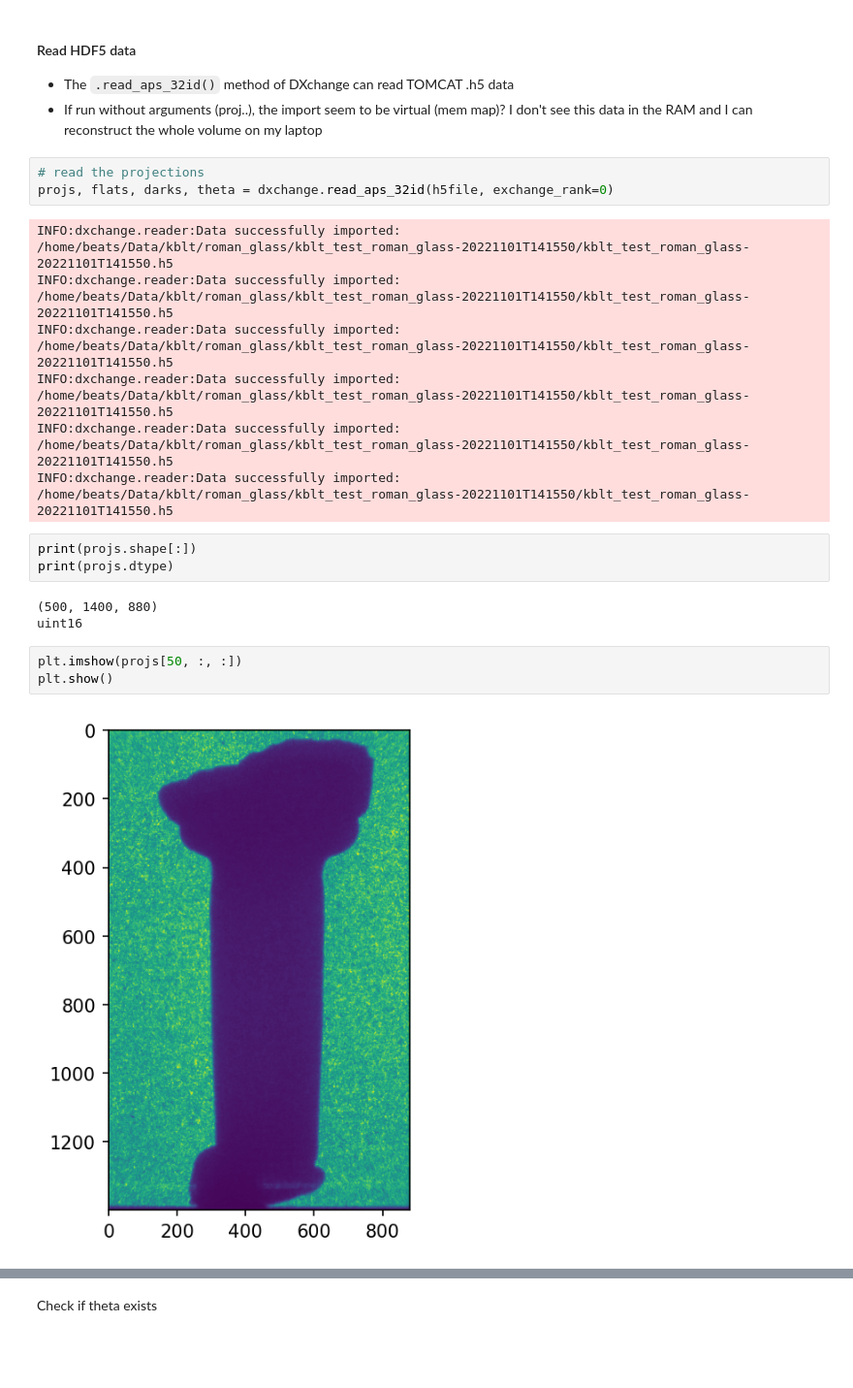
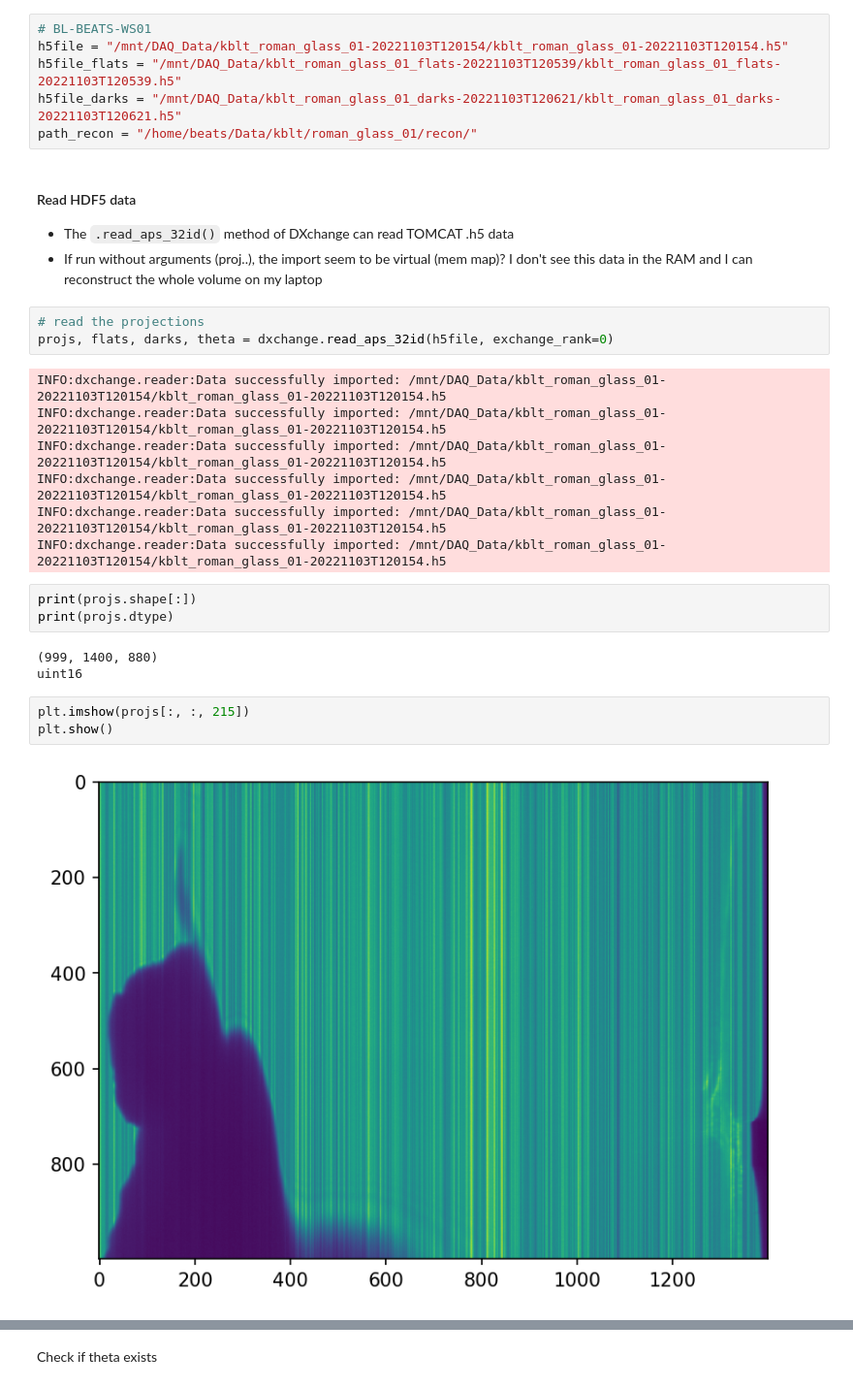
Before and after one commit to SESAME-Synchrotron/BEATS_recon, a Jupyter notebook: examples/BEATS_KBLT_tomopy_recon_test_02.ipynb, the cells around one changed output, grey strips where cells are left out. Shown at 97% size. Cells and saved outputs as stored; diff of their text form; blank space fills up the shorter version.

```diff
--- a/examples/BEATS_KBLT_tomopy_recon_test_02.ipynb
+++ b/examples/BEATS_KBLT_tomopy_recon_test_02.ipynb
@@ -47,3 +41,9 @@ path_recon = "/home/beats/Data/kblt/roman_glass/recon/"
+# %%
+# BL-BEATS-WS01
+h5file = "/mnt/DAQ_Data/kblt_roman_glass_01-20221103T120154/kblt_roman_glass_01-20221103T120154.h5"
+h5file_flats = "/mnt/DAQ_Data/kblt_roman_glass_01_flats-20221103T120539/kblt_roman_glass_01_flats-20221103T120539.h5"
+h5file_darks = "/mnt/DAQ_Data/kblt_roman_glass_01_darks-20221103T120621/kblt_roman_glass_01_darks-20221103T120621.h5"
+path_recon = "/home/beats/Data/kblt/roman_glass_01/recon/"
 # %% [markdown]
 #### Read HDF5 data
 - The `.read_aps_32id()` method of DXchange can read TOMCAT .h5 data
@@ -52,20 +52,20 @@ path_recon = "/home/beats/Data/kblt/roman_glass/recon/"
 # read the projections
 projs, flats, darks, theta = dxchange.read_aps_32id(h5file, exchange_rank=0)
 # %% [output]
-INFO:dxchange.reader:Data successfully imported: /home/beats/Data/kblt/roman_glass/kblt_test_roman_glass-20221101T141550/kblt_test_roman_glass-20221101T141550.h5
-INFO:dxchange.reader:Data successfully imported: /home/beats/Data/kblt/roman_glass/kblt_test_roman_glass-20221101T141550/kblt_test_roman_glass-20221101T141550.h5
-INFO:dxchange.reader:Data successfully imported: /home/beats/Data/kblt/roman_glass/kblt_test_roman_glass-20221101T141550/kblt_test_roman_glass-20221101T141550.h5
-INFO:dxchange.reader:Data successfully imported: /home/beats/Data/kblt/roman_glass/kblt_test_roman_glass-20221101T141550/kblt_test_roman_glass-20221101T141550.h5
-INFO:dxchange.reader:Data successfully imported: /home/beats/Data/kblt/roman_glass/kblt_test_roman_glass-20221101T141550/kblt_test_roman_glass-20221101T141550.h5
-INFO:dxchange.reader:Data successfully imported: /home/beats/Data/kblt/roman_glass/kblt_test_roman_glass-20221101T141550/kblt_test_roman_glass-20221101T141550.h5
+INFO:dxchange.reader:Data successfully imported: /mnt/DAQ_Data/kblt_roman_glass_01-20221103T120154/kblt_roman_glass_01-20221103T120154.h5
+INFO:dxchange.reader:Data successfully imported: /mnt/DAQ_Data/kblt_roman_glass_01-20221103T120154/kblt_roman_glass_01-20221103T120154.h5
+INFO:dxchange.reader:Data successfully imported: /mnt/DAQ_Data/kblt_roman_glass_01-20221103T120154/kblt_roman_glass_01-20221103T120154.h5
+INFO:dxchange.reader:Data successfully imported: /mnt/DAQ_Data/kblt_roman_glass_01-20221103T120154/kblt_roman_glass_01-20221103T120154.h5
+INFO:dxchange.reader:Data successfully imported: /mnt/DAQ_Data/kblt_roman_glass_01-20221103T120154/kblt_roman_glass_01-20221103T120154.h5
+INFO:dxchange.reader:Data successfully imported: /mnt/DAQ_Data/kblt_roman_glass_01-20221103T120154/kblt_roman_glass_01-20221103T120154.h5
 # %%
 print(projs.shape[:])
 print(projs.dtype)
 # %% [output]
-(500, 1400, 880)
+(999, 1400, 880)
 uint16
 # %%
-plt.imshow(projs[50, :, :])
+plt.imshow(projs[:, :, 215])
 plt.show()
 # %% [output]
-[figure, old version]
+[figure, new version]
```
Also changed, not shown: parts of 43 cells of this notebook.
